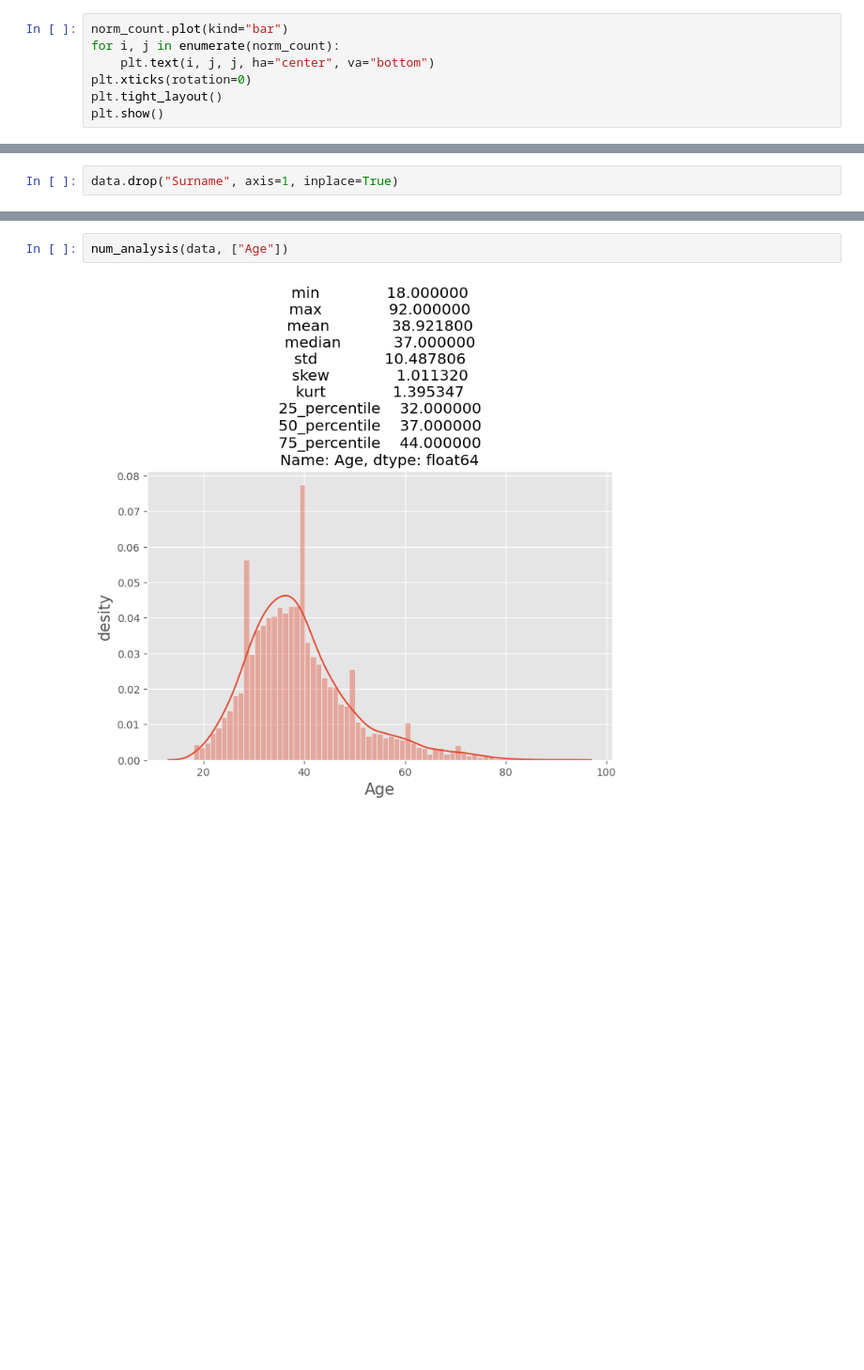
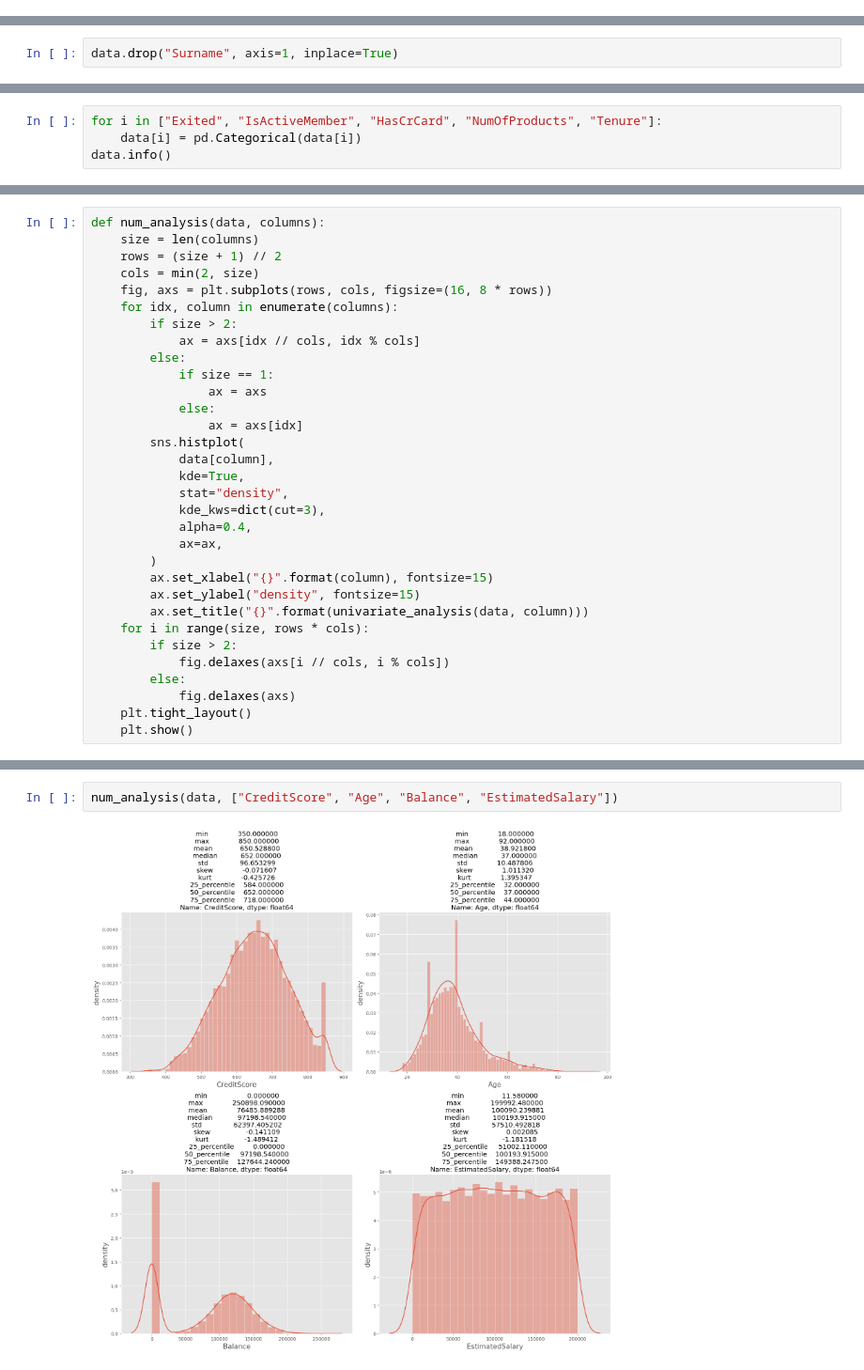
Before and after one commit to rakeshkandhi/Churn_for_Bank_Customers, a Jupyter notebook: churn data-eda.ipynb, the cells around one changed output, grey strips where cells are left out. Shown at 94% size. Saved outputs shown, nothing was run; the diff lists cells and outputs as text; blank space fills up the shorter version.

```diff
--- a/churn data-eda.ipynb
+++ b/churn data-eda.ipynb
@@ -107,7 +85,0 @@ Index(['Male', 'Female'], dtype='object', name='Gender')
-# %%
-norm_count.plot(kind="bar")
-for i, j in enumerate(norm_count):
-    plt.text(i, j, j, ha="center", va="bottom")
-plt.xticks(rotation=0)
-plt.tight_layout()
-plt.show()
@@ -193,0 +150,4 @@ data["CreditScore"].skew()
+# %%
+for i in ["Exited", "IsActiveMember", "HasCrCard", "NumOfProducts", "Tenure"]:
+    data[i] = pd.Categorical(data[i])
+data.info()
@@ -248,0 +208,32 @@ def num_analysis(data, columns):
+# %%
+def num_analysis(data, columns):
+    size = len(columns)
+    rows = (size + 1) // 2
+    cols = min(2, size)
+    fig, axs = plt.subplots(rows, cols, figsize=(16, 8 * rows))
+    for idx, column in enumerate(columns):
+        if size > 2:
+            ax = axs[idx // cols, idx % cols]
+        else:
+            if size == 1:
+                ax = axs
+            else:
+                ax = axs[idx]
+        sns.histplot(
+            data[column],
+            kde=True,
+            stat="density",
+            kde_kws=dict(cut=3),
+            alpha=0.4,
+            ax=ax,
+        )
+        ax.set_xlabel("{}".format(column), fontsize=15)
+        ax.set_ylabel("density", fontsize=15)
+        ax.set_title("{}".format(univariate_analysis(data, column)))
+    for i in range(size, rows * cols):
+        if size > 2:
+            fig.delaxes(axs[i // cols, i % cols])
+        else:
+            fig.delaxes(axs)
+    plt.tight_layout()
+    plt.show()
@@ -249,4 +254,4 @@ def num_analysis(data, columns):
 # %%
-num_analysis(data, ["Age"])
+num_analysis(data, ["CreditScore", "Age", "Balance", "EstimatedSalary"])
 # %% [output]
-[figure, old version]
+[figure, new version]
```
Also changed, not shown: parts of 26 cells of this notebook, 1 other file.
